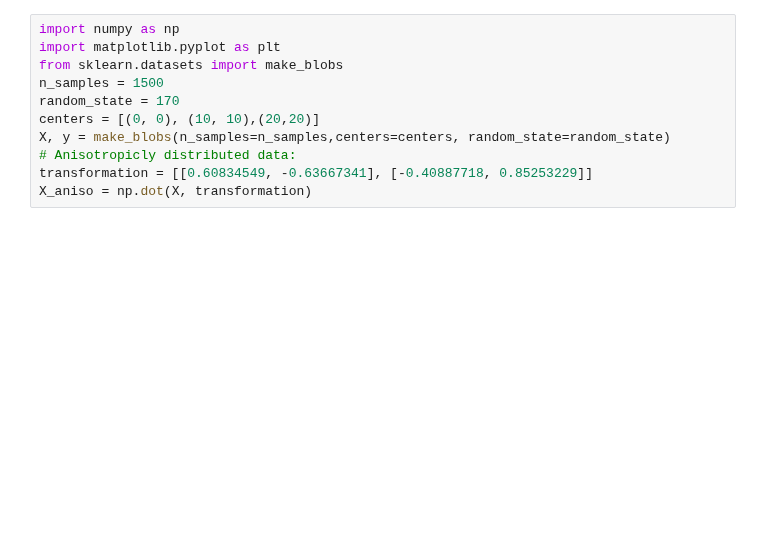
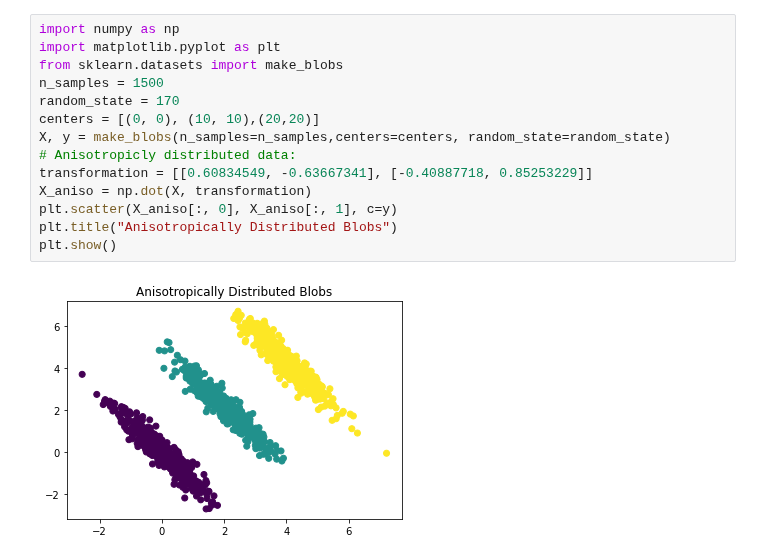
Before and after one commit to raulbenitez/postgrau_IML_exploratory, a Jupyter notebook: CLUSTERING/ejercicio_comparativas/Ruben_Navas_km_Agg_Gmm.ipynb, the cells around one changed output. Saved outputs shown, nothing was run; the diff lists cells and outputs as text; blank space fills up the shorter version.

```diff
--- a/CLUSTERING/ejercicio_comparativas/Ruben_Navas_km_Agg_Gmm.ipynb
+++ b/CLUSTERING/ejercicio_comparativas/Ruben_Navas_km_Agg_Gmm.ipynb
@@ -3,14 +3,19 @@
 # %%
 import numpy as np
 import matplotlib.pyplot as plt
 from sklearn.datasets import make_blobs
 n_samples = 1500
 random_state = 170
 centers = [(0, 0), (10, 10),(20,20)]
 X, y = make_blobs(n_samples=n_samples,centers=centers, random_state=random_state)
 # Anisotropicly distributed data:
 transformation = [[0.60834549, -0.63667341], [-0.40887718, 0.85253229]]
 X_aniso = np.dot(X, transformation)
+plt.scatter(X_aniso[:, 0], X_aniso[:, 1], c=y)
+plt.title("Anisotropically Distributed Blobs")
+plt.show()
+# %% [output]
+[figure, added]
 # %%
 import numpy as np
 import matplotlib.pyplot as plt
```
Also changed, not shown: parts of 4 cells of this notebook.
